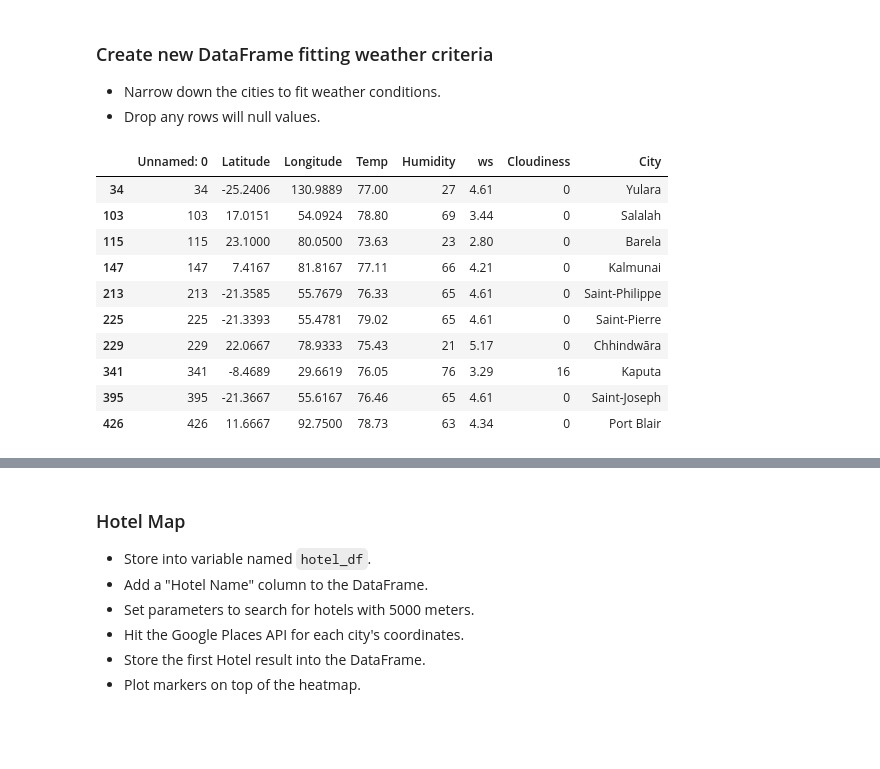
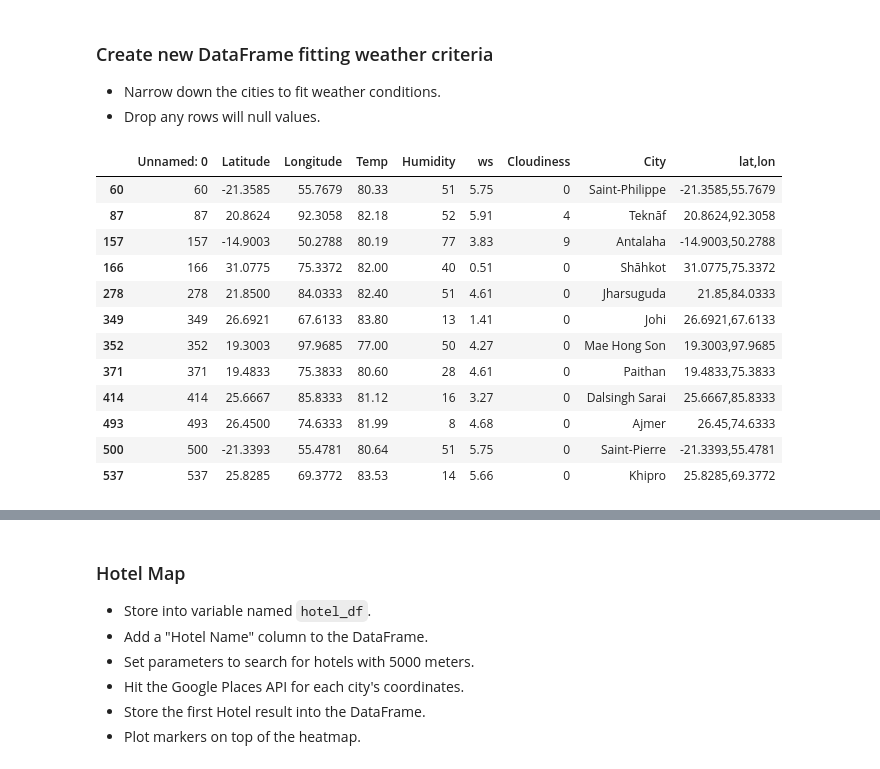
Before and after one commit to osie78/python-api-challenge, a Jupyter notebook: VacationPy/VacationPy.ipynb, the cells around one changed output, grey strips where cells are left out. Drawn from its saved outputs; the diff is of its cells as text; code cells hidden in the pictures; blank space fills up the shorter version.

```diff
--- a/VacationPy/VacationPy.ipynb
+++ b/VacationPy/VacationPy.ipynb
@@ -66,21 +72,27 @@ fig
 * Narrow down the cities to fit weather conditions.
 * Drop any rows will null values.
 # %%
+
 nice_w_df = weather_df.rename(columns={"Temp (F)":"Temp","Humidity (%)":"Humidity","Windspeed (mph)":"ws","Cloudiness (%)":"Cloudiness"})
 
-#Filtering by weather conditions: 72<T=<80, wind speed below 6 mph, up to 20% of cloudiness and humidity below 80%
-nice_w_df=nice_w_df[(nice_w_df.Temp>72)&(nice_w_df.Temp<=80)&(nice_w_df.ws<6)&(nice_w_df.Cloudiness<20)&(nice_w_df.Humidity<80)]
+nice_w_df["lat,lon"] = nice_w_df["Latitude"].map(str)+(',') + nice_w_df["Longitude"].map(str)
+
+#Filtering by weather conditions: 72<T=<80, wind speed below 6 mph, up to 10% of cloudiness and humidity below 80%
+
+nice_w_df=nice_w_df[(nice_w_df.Temp>72)&(nice_w_df.Temp<=85)&(nice_w_df.ws<6)&(nice_w_df.Cloudiness<10)&(nice_w_df.Humidity<80)]
 nice_w_df
 # %% [output]
-|  | Unnamed: 0 | Latitude | Longitude | Temp | Humidity | ws | Cloudiness | City |
-| 34 | 34 | -25.2406 | 130.9889 | 77.00 | 27 | 4.61 | 0 | Yulara |
-| 103 | 103 | 17.0151 | 54.0924 | 78.80 | 69 | 3.44 | 0 | Salalah |
-| 115 | 115 | 23.1000 | 80.0500 | 73.63 | 23 | 2.80 | 0 | Barela |
-| 147 | 147 | 7.4167 | 81.8167 | 77.11 | 66 | 4.21 | 0 | Kalmunai |
-| 213 | 213 | -21.3585 | 55.7679 | 76.33 | 65 | 4.61 | 0 | Saint-Philippe |
-| 225 | 225 | -21.3393 | 55.4781 | 79.02 | 65 | 4.61 | 0 | Saint-Pierre |
-| 229 | 229 | 22.0667 | 78.9333 | 75.43 | 21 | 5.17 | 0 | Chhindwāra |
-| 341 | 341 | -8.4689 | 29.6619 | 76.05 | 76 | 3.29 | 16 | Kaputa |
-| 395 | 395 | -21.3667 | 55.6167 | 76.46 | 65 | 4.61 | 0 | Saint-Joseph |
-| 426 | 426 | 11.6667 | 92.7500 | 78.73 | 63 | 4.34 | 0 | Port Blair |
+|  | Unnamed: 0 | Latitude | Longitude | Temp | Humidity | ws | Cloudiness | City | lat,lon |
+| 60 | 60 | -21.3585 | 55.7679 | 80.33 | 51 | 5.75 | 0 | Saint-Philippe | -21.3585,55.7679 |
+| 87 | 87 | 20.8624 | 92.3058 | 82.18 | 52 | 5.91 | 4 | Teknāf | 20.8624,92.3058 |
+| 157 | 157 | -14.9003 | 50.2788 | 80.19 | 77 | 3.83 | 9 | Antalaha | -14.9003,50.2788 |
+| 166 | 166 | 31.0775 | 75.3372 | 82.00 | 40 | 0.51 | 0 | Shāhkot | 31.0775,75.3372 |
+| 278 | 278 | 21.8500 | 84.0333 | 82.40 | 51 | 4.61 | 0 | Jharsuguda | 21.85,84.0333 |
+| 349 | 349 | 26.6921 | 67.6133 | 83.80 | 13 | 1.41 | 0 | Johi | 26.6921,67.6133 |
+| 352 | 352 | 19.3003 | 97.9685 | 77.00 | 50 | 4.27 | 0 | Mae Hong Son | 19.3003,97.9685 |
+| 371 | 371 | 19.4833 | 75.3833 | 80.60 | 28 | 4.61 | 0 | Paithan | 19.4833,75.3833 |
+| 414 | 414 | 25.6667 | 85.8333 | 81.12 | 16 | 3.27 | 0 | Dalsingh Sarai | 25.6667,85.8333 |
+| 493 | 493 | 26.4500 | 74.6333 | 81.99 | 8 | 4.68 | 0 | Ajmer | 26.45,74.6333 |
+| 500 | 500 | -21.3393 | 55.4781 | 80.64 | 51 | 5.75 | 0 | Saint-Pierre | -21.3393,55.4781 |
+| 537 | 537 | 25.8285 | 69.3772 | 83.53 | 14 | 5.66 | 0 | Khipro | 25.8285,69.3772 |
 # %%
```
Also changed, not shown: parts of 29 cells of this notebook, 15 other files.
